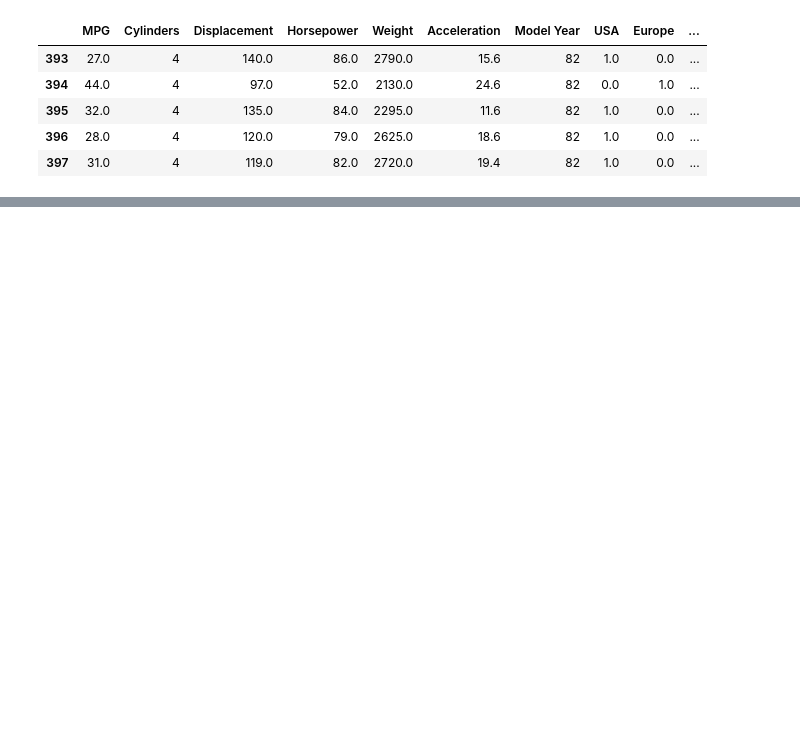
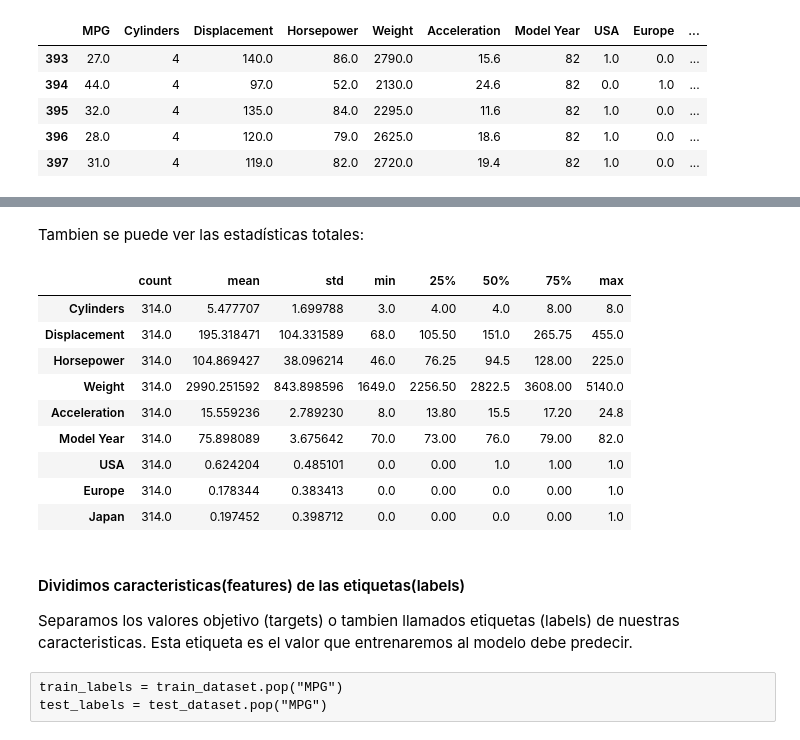
Before and after one commit to Fernando23296/l_sjml, a Jupyter notebook: Introduction to TensorFlow.ipynb, the cells around one changed output, grey strips where cells are left out. Saved outputs shown, nothing was run; the diff lists cells and outputs as text; code cells hidden in the pictures; blank space fills up the shorter version.

```diff
--- a/Introduction to TensorFlow.ipynb
+++ b/Introduction to TensorFlow.ipynb
@@ -89,0 +124,24 @@ dataset.tail()
+# %% [markdown]
+Tambien se puede ver las estadísticas totales:
+# %%
+train_stats = train_dataset.describe()
+train_stats.pop("MPG")
+train_stats = train_stats.transpose()
+train_stats
+# %% [output]
+|  | count | mean | std | min | 25% | 50% | 75% | max |
+| Cylinders | 314.0 | 5.477707 | 1.699788 | 3.0 | 4.00 | 4.0 | 8.00 | 8.0 |
+| Displacement | 314.0 | 195.318471 | 104.331589 | 68.0 | 105.50 | 151.0 | 265.75 | 455.0 |
+| Horsepower | 314.0 | 104.869427 | 38.096214 | 46.0 | 76.25 | 94.5 | 128.00 | 225.0 |
+| Weight | 314.0 | 2990.251592 | 843.898596 | 1649.0 | 2256.50 | 2822.5 | 3608.00 | 5140.0 |
+| Acceleration | 314.0 | 15.559236 | 2.789230 | 8.0 | 13.80 | 15.5 | 17.20 | 24.8 |
+| Model Year | 314.0 | 75.898089 | 3.675642 | 70.0 | 73.00 | 76.0 | 79.00 | 82.0 |
+| USA | 314.0 | 0.624204 | 0.485101 | 0.0 | 0.00 | 1.0 | 1.00 | 1.0 |
+| Europe | 314.0 | 0.178344 | 0.383413 | 0.0 | 0.00 | 0.0 | 0.00 | 1.0 |
+| Japan | 314.0 | 0.197452 | 0.398712 | 0.0 | 0.00 | 0.0 | 0.00 | 1.0 |
+# %% [markdown]
+#### Dividimos caracteristicas(features) de las etiquetas(labels)
+Separamos los valores objetivo (targets) o tambien llamados etiquetas (labels) de nuestras caracteristicas. Esta etiqueta es el valor que entrenaremos al modelo debe predecir.
+# %% [raw]
+train_labels = train_dataset.pop("MPG")
+test_labels = test_dataset.pop("MPG")
```
Also changed, not shown: parts of 17 cells of this notebook.
